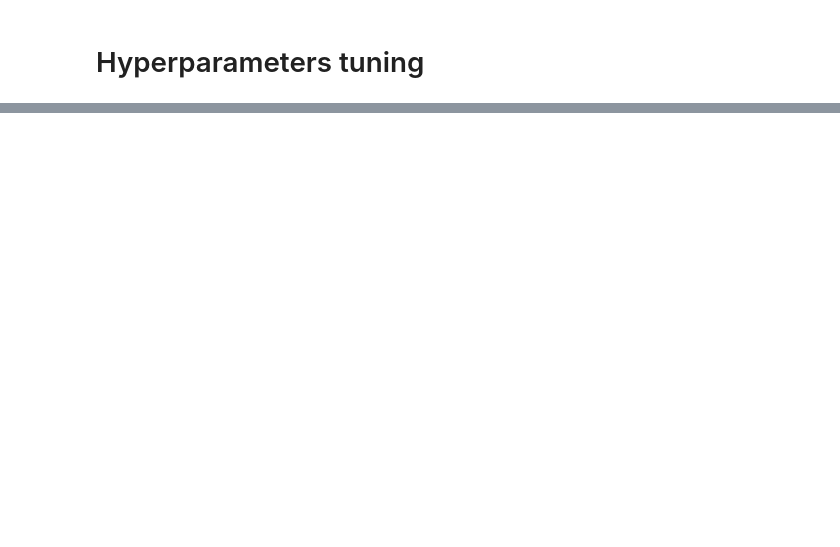
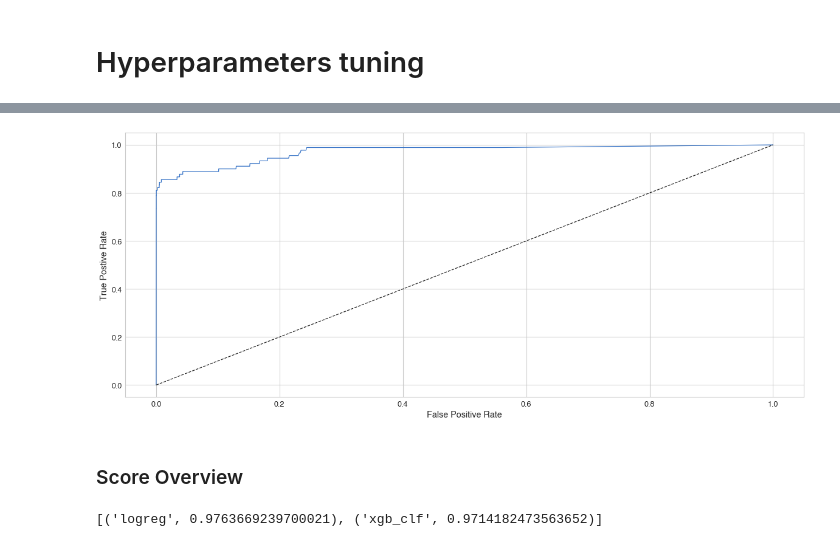
Before and after one commit to Oumnia-Sdn/CrediCardFraudDetection, a Jupyter notebook: notebooks/Credit Card Fraud Detection .ipynb, the cells around one changed output, grey strips where cells are left out. Drawn from its saved outputs; the diff is of its cells as text; code cells hidden in the pictures; blank space fills up the shorter version.

```diff
--- a/notebooks/Credit Card Fraud Detection .ipynb
+++ b/notebooks/Credit Card Fraud Detection .ipynb
@@ -554,0 +547,25 @@ After tuning different hyperparameters of both models, we have a winner :
+# %%
+# roc curve
+from sklearn.metrics import roc_curve
+fpr, tpr, thresholds= roc_curve(y_test,probs_xgb)
+
+# plot roc curve
+plt.plot(fpr, tpr)
+plt.xlabel('False Positive Rate')
+plt.ylabel('True Postive Rate')
+plt.plot([0,1], [0,1], "k--");
+# %% [output]
+[figure, added]
+# %% [markdown]
+### Score Overview
+# %%
+#tuned scores overview on test set
+sorted(
+    [('logreg', best_score_logreg),
+    ('xgb_clf', best_score_xgb)
+    ],
+    key=itemgetter(1),
+    reverse=True
+)
+# %% [output]
+[('logreg', 0.9763669239700021), ('xgb_clf', 0.9714182473563652)]
```
Also changed, not shown: parts of 52 cells of this notebook.
